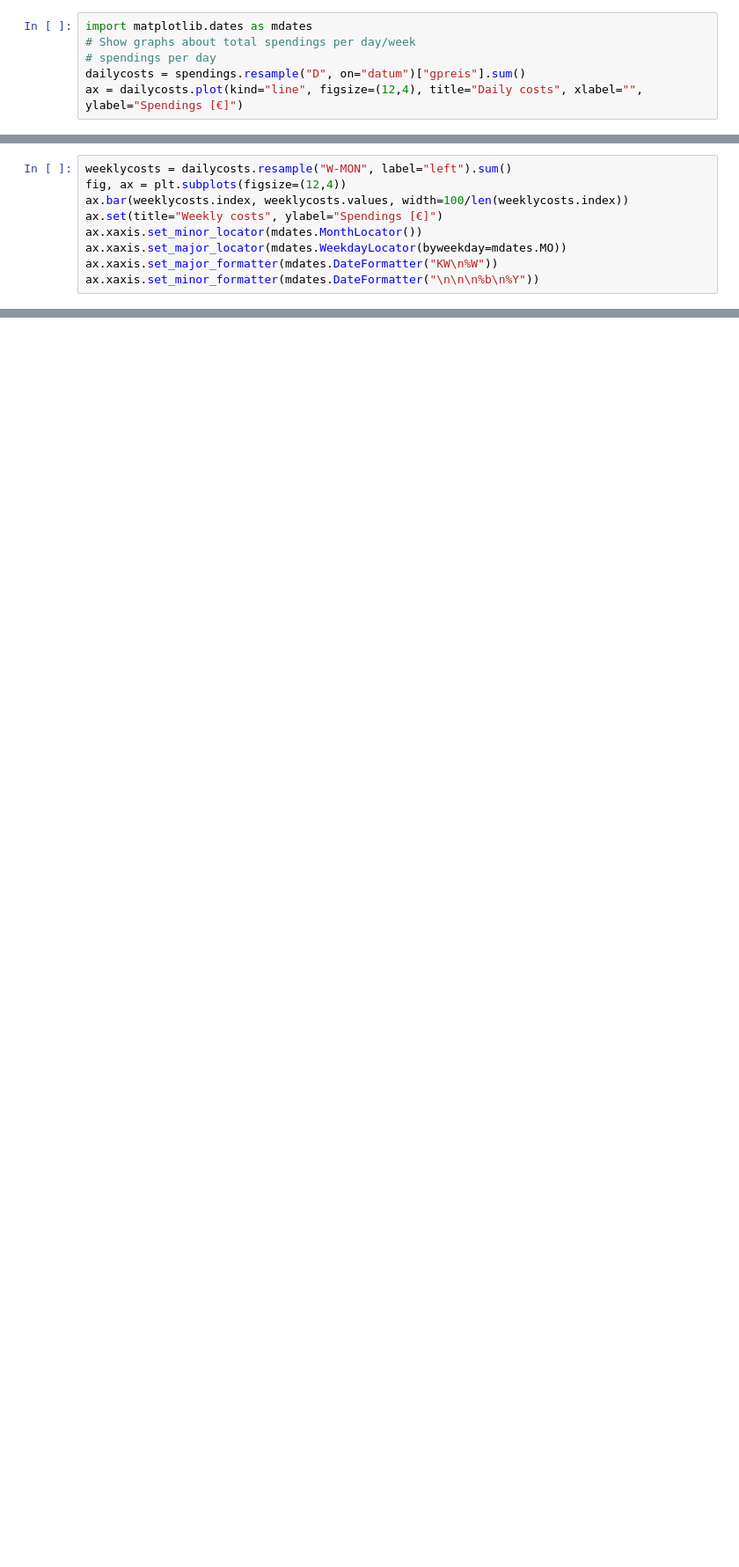
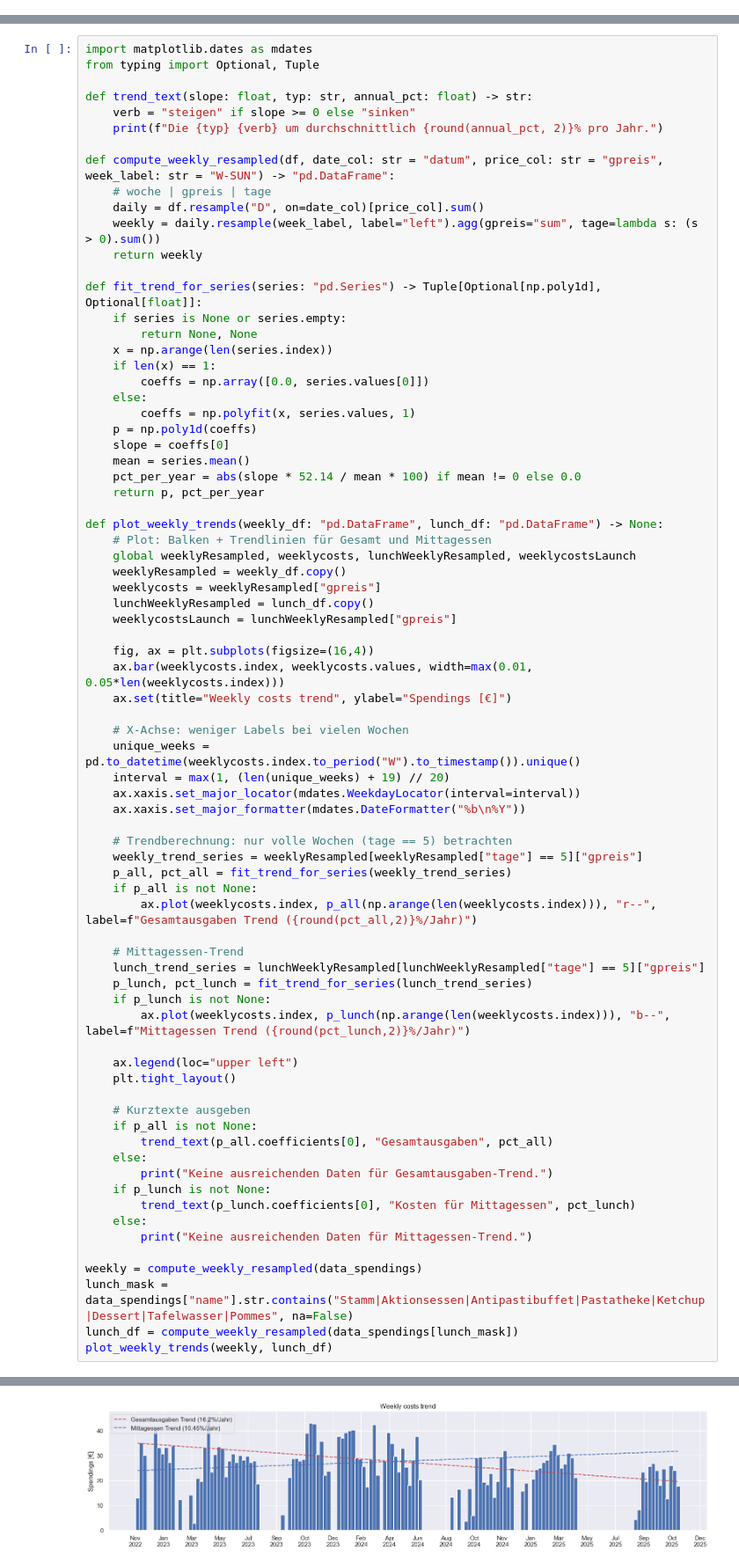
Before and after one commit to florianklu/mensa-spendings, a Jupyter notebook: example.ipynb, the cells around one changed output, grey strips where cells are left out. Shown at 88% size. Saved outputs shown, nothing was run; the diff lists cells and outputs as text; blank space fills up the shorter version.

Commit message:
Rework of the statistics, graphics, README

```diff
--- a/example.ipynb
+++ b/example.ipynb
@@ -146,6 +105,0 @@ Ausgaben nach Ort:
-# %%
-import matplotlib.dates as mdates
-# Show graphs about total spendings per day/week
-# spendings per day
-dailycosts = spendings.resample("D", on="datum")["gpreis"].sum()
-ax = dailycosts.plot(kind="line", figsize=(12,4), title="Daily costs", xlabel="", ylabel="Spendings [€]")
@@ -154,9 +105,0 @@ ax = dailycosts.plot(kind="line", figsize=(12,4), title="Daily costs", xlabel=""
-# %%
-weeklycosts = dailycosts.resample("W-MON", label="left").sum()
-fig, ax = plt.subplots(figsize=(12,4))
-ax.bar(weeklycosts.index, weeklycosts.values, width=100/len(weeklycosts.index))
-ax.set(title="Weekly costs", ylabel="Spendings [€]")
-ax.xaxis.set_minor_locator(mdates.MonthLocator())
-ax.xaxis.set_major_locator(mdates.WeekdayLocator(byweekday=mdates.MO))
-ax.xaxis.set_major_formatter(mdates.DateFormatter("KW\n%W"))
-ax.xaxis.set_minor_formatter(mdates.DateFormatter("\n\n\n%b\n%Y"))
@@ -164,0 +386,76 @@ ax.xaxis.set_minor_formatter(mdates.DateFormatter("\n\n\n%b\n%Y"))
+# %%
+import matplotlib.dates as mdates
+from typing import Optional, Tuple
+
+def trend_text(slope: float, typ: str, annual_pct: float) -> str:
+    verb = "steigen" if slope >= 0 else "sinken"
+    print(f"Die {typ} {verb} um durchschnittlich {round(annual_pct, 2)}% pro Jahr.")
+
+def compute_weekly_resampled(df, date_col: str = "datum", price_col: str = "gpreis", week_label: str = "W-SUN") -> "pd.DataFrame":
+    # woche | gpreis | tage
+    daily = df.resample("D", on=date_col)[price_col].sum()
+    weekly = daily.resample(week_label, label="left").agg(gpreis="sum", tage=lambda s: (s > 0).sum())
+    return weekly
+
+def fit_trend_for_series(series: "pd.Series") -> Tuple[Optional[np.poly1d], Optional[float]]:
+    if series is None or series.empty:
+        return None, None
+    x = np.arange(len(series.index))
+    if len(x) == 1:
+        coeffs = np.array([0.0, series.values[0]])
+    else:
+        coeffs = np.polyfit(x, series.values, 1)
+    p = np.poly1d(coeffs)
+    slope = coeffs[0]
+    mean = series.mean()
+    pct_per_year = abs(slope * 52.14 / mean * 100) if mean != 0 else 0.0
+    return p, pct_per_year
+
+def plot_weekly_trends(weekly_df: "pd.DataFrame", lunch_df: "pd.DataFrame") -> None:
+    # Plot: Balken + Trendlinien für Gesamt und Mittagessen
+    global weeklyResampled, weeklycosts, lunchWeeklyResampled, weeklycostsLaunch
+    weeklyResampled = weekly_df.copy()
+    weeklycosts = weeklyResampled["gpreis"]
+    lunchWeeklyResampled = lunch_df.copy()
+    weeklycostsLaunch = lunchWeeklyResampled["gpreis"]
+
+    fig, ax = plt.subplots(figsize=(16,4))
+    ax.bar(weeklycosts.index, weeklycosts.values, width=max(0.01, 0.05*len(weeklycosts.index)))
+    ax.set(title="Weekly costs trend", ylabel="Spendings [€]")
+
+    # X-Achse: weniger Labels bei vielen Wochen
+    unique_weeks = pd.to_datetime(weeklycosts.index.to_period("W").to_timestamp()).unique()
+    interval = max(1, (len(unique_weeks) + 19) // 20)
+    ax.xaxis.set_major_locator(mdates.WeekdayLocator(interval=interval))
+    ax.xaxis.set_major_formatter(mdates.DateFormatter("%b\n%Y"))
+
+    # Trendberechnung: nur volle Wochen (tage == 5) betrachten
+    weekly_trend_series = weeklyResampled[weeklyResampled["tage"] == 5]["gpreis"]
+    p_all, pct_all = fit_trend_for_series(weekly_trend_series)
+    if p_all is not None:
+        ax.plot(weeklycosts.index, p_all(np.arange(len(weeklycosts.index))), "r--", label=f"Gesamtausgaben Trend ({round(pct_all,2)}%/Jahr)")
+
+    # Mittagessen-Trend
+    lunch_trend_series = lunchWeeklyResampled[lunchWeeklyResampled["tage"] == 5]["gpreis"]
+    p_lunch, pct_lunch = fit_trend_for_series(lunch_trend_series)
+    if p_lunch is not None:
+        ax.plot(weeklycosts.index, p_lunch(np.arange(len(weeklycosts.index))), "b--", label=f"Mittagessen Trend ({round(pct_lunch,2)}%/Jahr)")
+
+    ax.legend(loc="upper left")
+    plt.tight_layout()
+
+    # Kurztexte ausgeben
+    if p_all is not None:
+        trend_text(p_all.coefficients[0], "Gesamtausgaben", pct_all)
+    else:
+        print("Keine ausreichenden Daten für Gesamtausgaben-Trend.")
+    if p_lunch is not None:
+        trend_text(p_lunch.coefficients[0], "Kosten für Mittagessen", pct_lunch)
+    else:
+        print("Keine ausreichenden Daten für Mittagessen-Trend.")
+
+weekly = compute_weekly_resampled(data_spendings)
+lunch_mask = data_spendings["name"].str.contains("Stamm|Aktionsessen|Antipastibuffet|Pastatheke|Ketchup|Dessert|Tafelwasser|Pommes", na=False)
+lunch_df = compute_weekly_resampled(data_spendings[lunch_mask])
+plot_weekly_trends(weekly, lunch_df)
+# %% [output]
@@ -164,0 +464 @@ ax.xaxis.set_minor_formatter(mdates.DateFormatter("\n\n\n%b\n%Y"))
+[figure, added]
```
Also changed, not shown: parts of 37 cells of this notebook, 3 other files.
